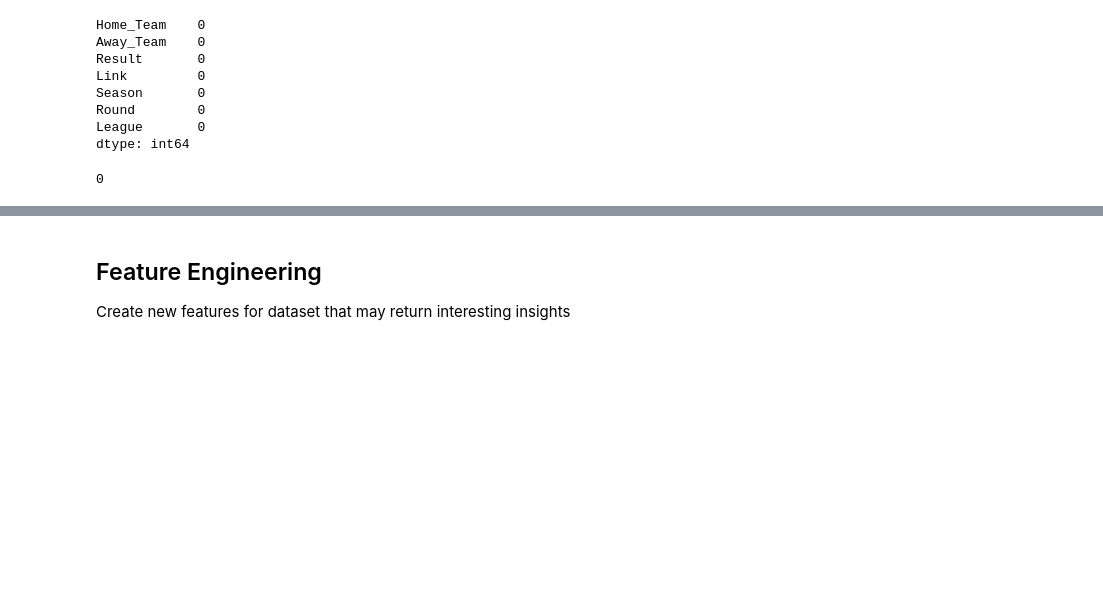
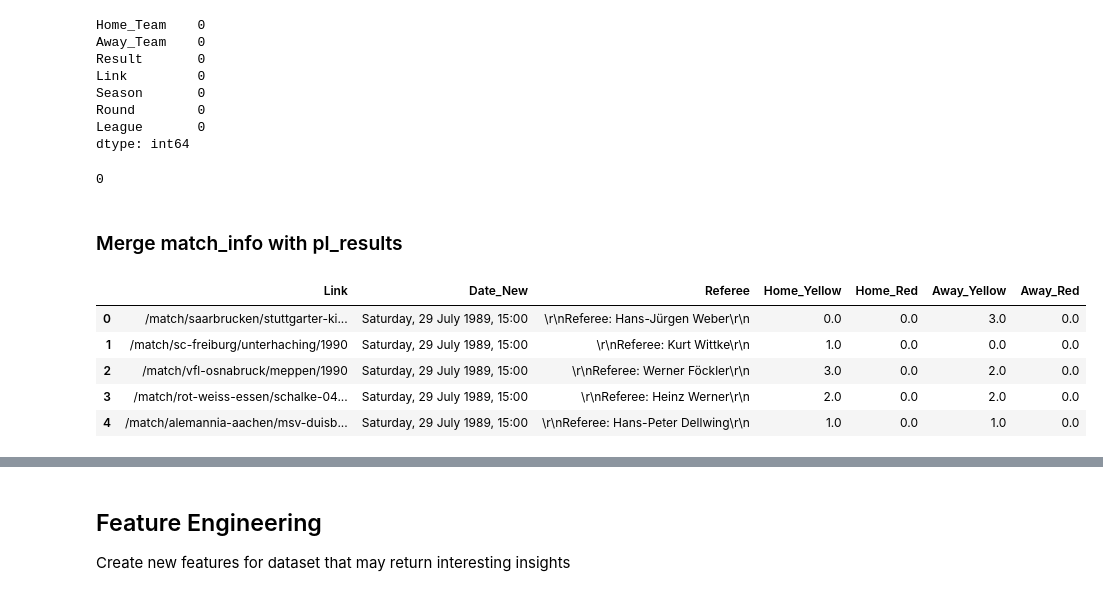
Before and after one commit to armanh3k/Football-Outcome-Predictions, a Jupyter notebook: feature_engineering.ipynb, the cells around one changed output, grey strips where cells are left out. Drawn from its saved outputs; the diff is of its cells as text; code cells hidden in the pictures; blank space fills up the shorter version.

Commit message:
Merge match_info into pl_results

```diff
--- a/feature_engineering.ipynb
+++ b/feature_engineering.ipynb
@@ -48,3 +63,16 @@ pl_results.isnull().sum().sum()
 # %% [output]
 0
+# %% [markdown]
+### Merge match_info with pl_results
+# %%
+match_info = pd.read_csv("datasets/Match_Info.csv")
+
+match_info.head()
+# %% [output]
+|  | Link | Date_New | Referee | Home_Yellow | Home_Red | Away_Yellow | Away_Red |
+| 0 | /match/saarbrucken/stuttgarter-ki... | Saturday, 29 July 1989, 15:00 | \r\nReferee: Hans-Jürgen Weber\r\n | 0.0 | 0.0 | 3.0 | 0.0 |
+| 1 | /match/sc-freiburg/unterhaching/1990 | Saturday, 29 July 1989, 15:00 | \r\nReferee: Kurt Wittke\r\n | 1.0 | 0.0 | 0.0 | 0.0 |
+| 2 | /match/vfl-osnabruck/meppen/1990 | Saturday, 29 July 1989, 15:00 | \r\nReferee: Werner Föckler\r\n | 3.0 | 0.0 | 2.0 | 0.0 |
+| 3 | /match/rot-weiss-essen/schalke-04... | Saturday, 29 July 1989, 15:00 | \r\nReferee: Heinz Werner\r\n | 2.0 | 0.0 | 2.0 | 0.0 |
+| 4 | /match/alemannia-aachen/msv-duisb... | Saturday, 29 July 1989, 15:00 | \r\nReferee: Hans-Peter Dellwing\r\n | 1.0 | 0.0 | 1.0 | 0.0 |
 # %% [markdown]
```
Also changed, not shown: parts of 14 cells of this notebook, 1 other file.
